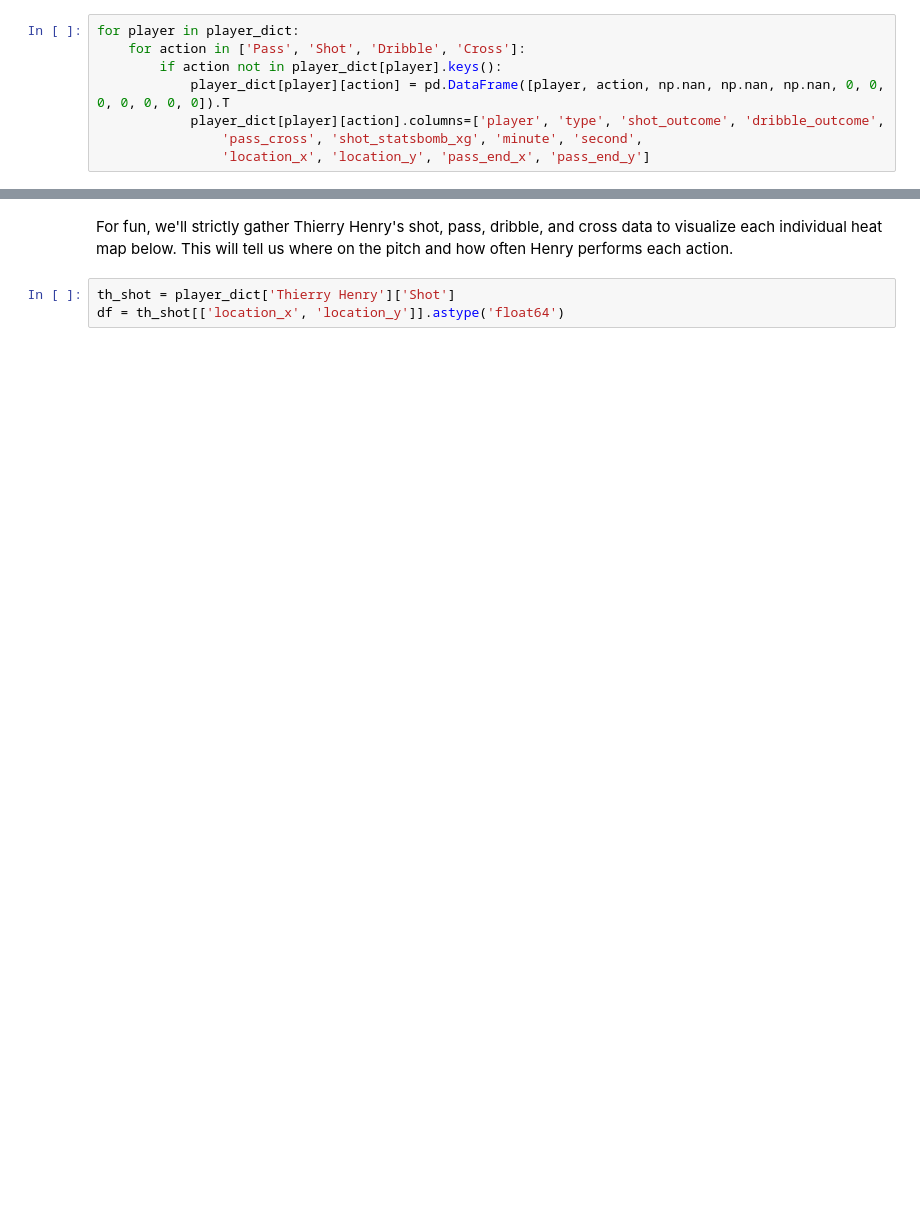
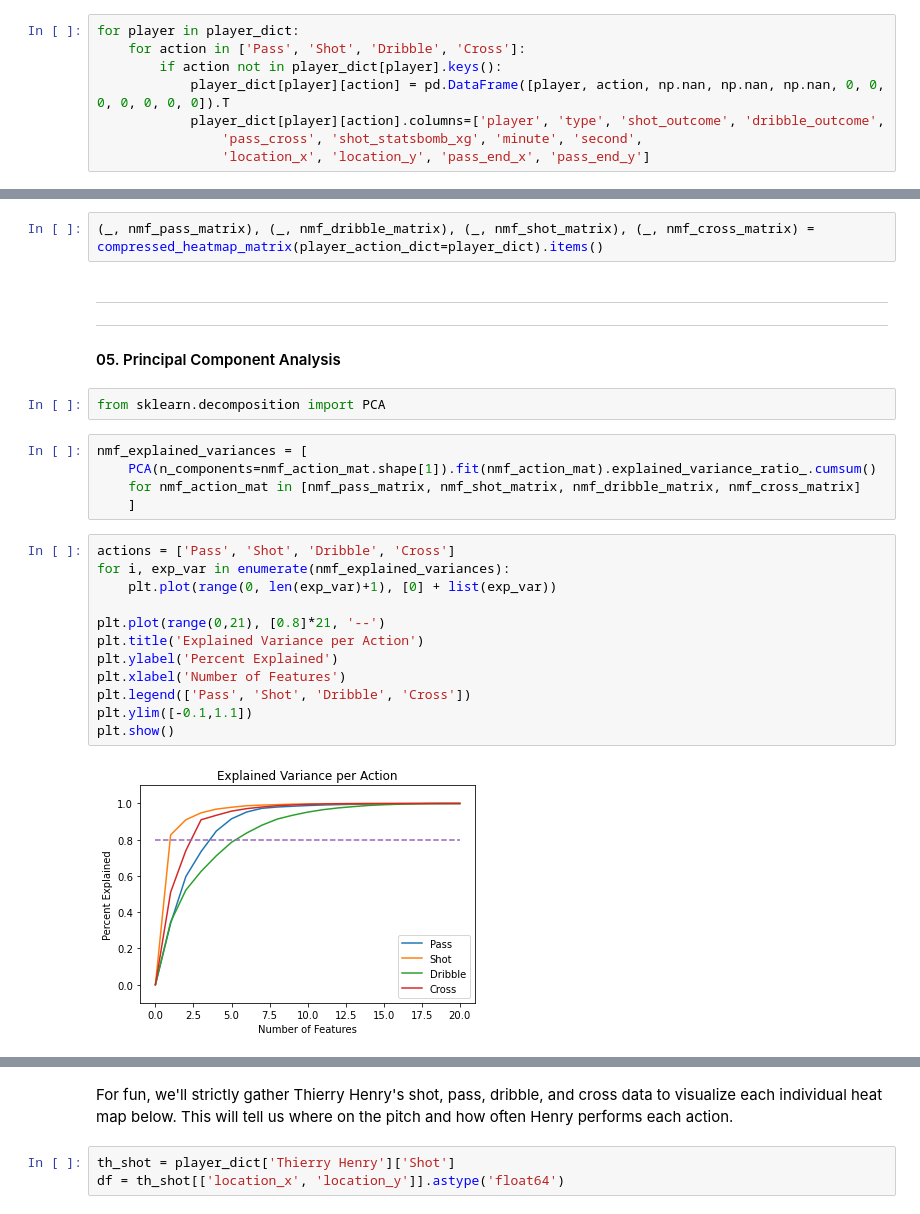
Before and after one commit to lucas-nelson-uiuc/stat430_unsupervised_project, a Jupyter notebook: soccer_project.ipynb, the cells around one changed output, grey strips where cells are left out. Saved outputs shown, nothing was run; the diff lists cells and outputs as text; blank space fills up the shorter version.

Commit message:
principal component analysis

```diff
--- a/soccer_project.ipynb
+++ b/soccer_project.ipynb
@@ -112,0 +211,28 @@ for player in player_dict:
+# %%
+(_, nmf_pass_matrix), (_, nmf_dribble_matrix), (_, nmf_shot_matrix), (_, nmf_cross_matrix) = compressed_heatmap_matrix(player_action_dict=player_dict).items()
+# %% [markdown]
+---
+---
+
+#### 05. Principal Component Analysis
+# %%
+from sklearn.decomposition import PCA
+# %%
+nmf_explained_variances = [
+    PCA(n_components=nmf_action_mat.shape[1]).fit(nmf_action_mat).explained_variance_ratio_.cumsum()
+    for nmf_action_mat in [nmf_pass_matrix, nmf_shot_matrix, nmf_dribble_matrix, nmf_cross_matrix]
+    ]
+# %%
+actions = ['Pass', 'Shot', 'Dribble', 'Cross']
+for i, exp_var in enumerate(nmf_explained_variances):
+    plt.plot(range(0, len(exp_var)+1), [0] + list(exp_var))
+
+plt.plot(range(0,21), [0.8]*21, '--')
+plt.title('Explained Variance per Action')
+plt.ylabel('Percent Explained')
+plt.xlabel('Number of Features')
+plt.legend(['Pass', 'Shot', 'Dribble', 'Cross'])
+plt.ylim([-0.1,1.1])
+plt.show()
+# %% [output]
+[figure, added]
```
Also changed, not shown: parts of 74 cells of this notebook.
